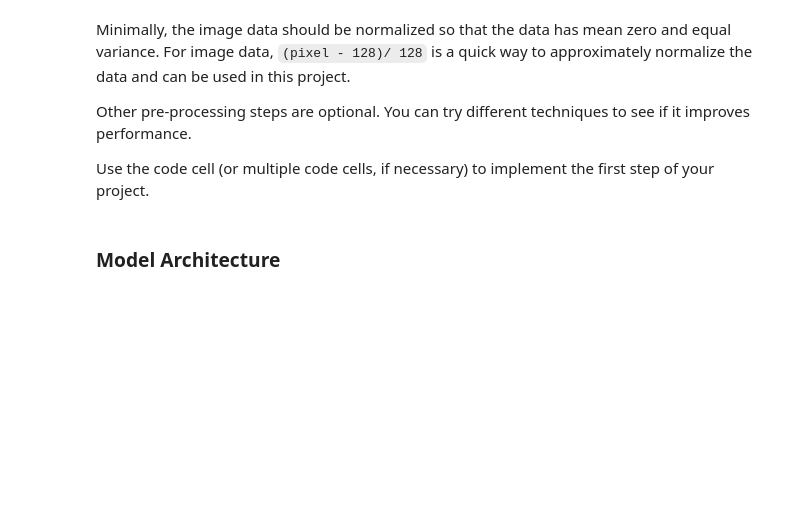
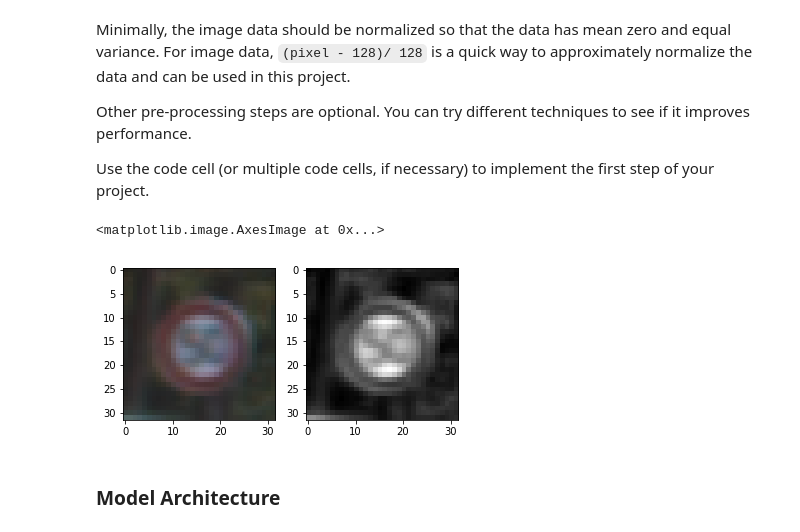
Before and after one commit to Ricram2/Traffic-Sign-Classifier-LeNet-5, a Jupyter notebook: Traffic_Sign_Classifier.ipynb, the cells around one changed output. Cells and saved outputs as stored; diff of their text form; code cells hidden in the pictures; blank space fills up the shorter version.

```diff
--- a/Traffic_Sign_Classifier.ipynb
+++ b/Traffic_Sign_Classifier.ipynb
@@ -148,6 +148,34 @@ Minimally, the image data should be normalized so that the data has mean zero an
 Other pre-processing steps are optional. You can try different techniques to see if it improves performance.
 
 Use the code cell (or multiple code cells, if necessary) to implement the first step of your project.
+# %%
+###GRAY
+def reshape_raw_images(imgs):
+    """Given 4D images (number, heigh, weight, channel), this
+    function grayscales and returns (number, height, weight, 1) images"""
+    def gray(src):
+        if src.dtype == np.uint8:
+            src = np.array(src/255.0, dtype=np.float32)
+        dst = cv2.cvtColor(src, cv2.COLOR_RGB2GRAY)
+        return dst.reshape(32,32,1)
+    norms = [gray(img) for img in imgs]
+    return np.array(norms)
+
+features_train = reshape_raw_images(X_train)
+labels_train   = y_train
+
+features_valid = reshape_raw_images(X_valid)
+labels_valid   = y_valid
+
+features_test  = reshape_raw_images(X_test)
+labels_test    = y_test
+# %%
+_, vframes = plt.subplots(nrows=1, ncols=2)
+vframes[0].imshow(X_train[2000])
+vframes[1].imshow(features_train[2000].squeeze(), cmap='gray')
+# %% [output]
+<matplotlib.image.AxesImage at 0x...>
+[figure, added]
 # %%
 ###Shuffle data
 from sklearn.utils import shuffle
```
Also changed, not shown: parts of 13 cells of this notebook, 5 other files.
